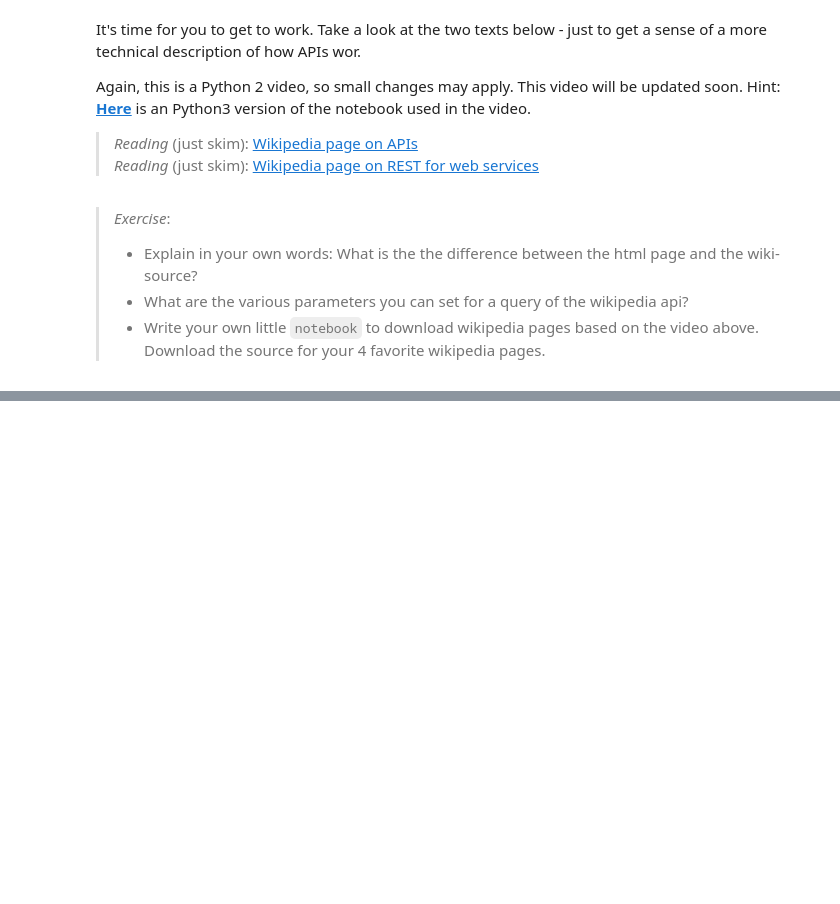
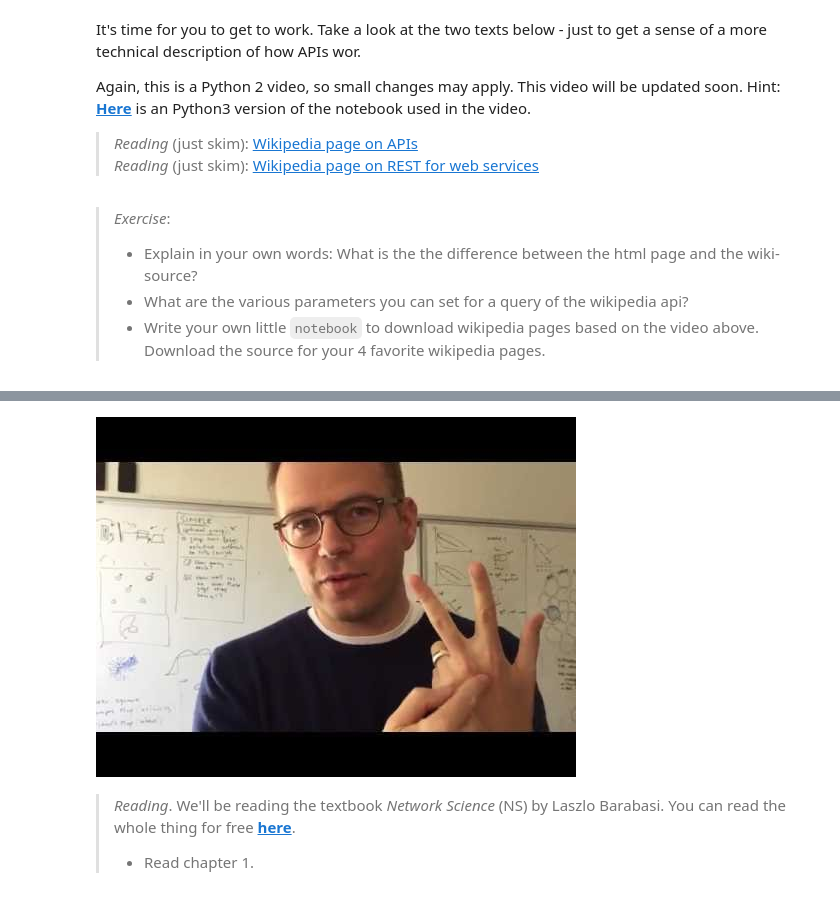
Before and after one commit to SocialComplexityLab/socialgraphs2020, a Jupyter notebook: lectures/Week1.ipynb, the cells around one changed output, grey strips where cells are left out. Drawn from its saved outputs; the diff is of its cells as text; code cells hidden in the pictures; blank space fills up the shorter version.

```diff
--- a/lectures/Week1.ipynb
+++ b/lectures/Week1.ipynb
@@ -42,0 +53,11 @@ Again, this is a Python 2 video, so small changes may apply. This video will be
+# %%
+from IPython.display import YouTubeVideo
+YouTubeVideo("qjM9yMarl70",width=800, height=450)
+# %% [output]
+[figure, added]
+# %% [markdown]
+> _Reading_. We'll be reading the textbook _Network Science_ (NS) by Laszlo Barabasi. You can read the whole
+> thing for free [**here**](http://barabasi.com/networksciencebook/).
+>
+> * Read chapter 1\.
+>
```
Also changed, not shown: parts of 5 cells of this notebook.
